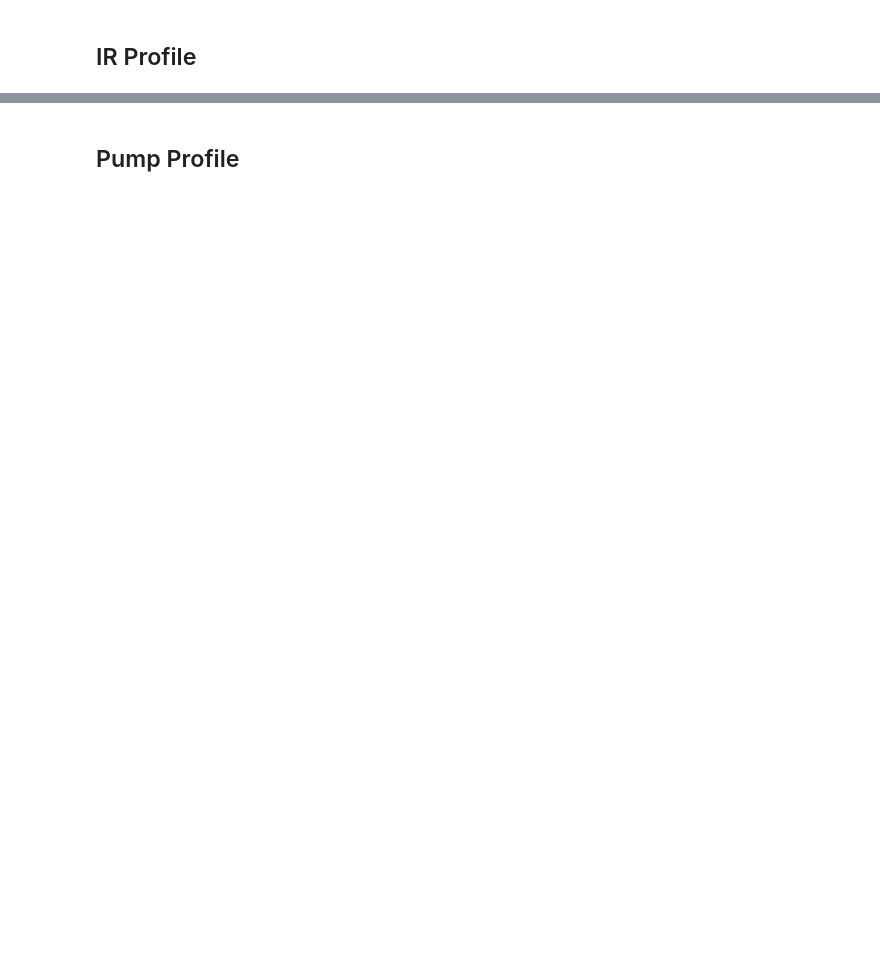
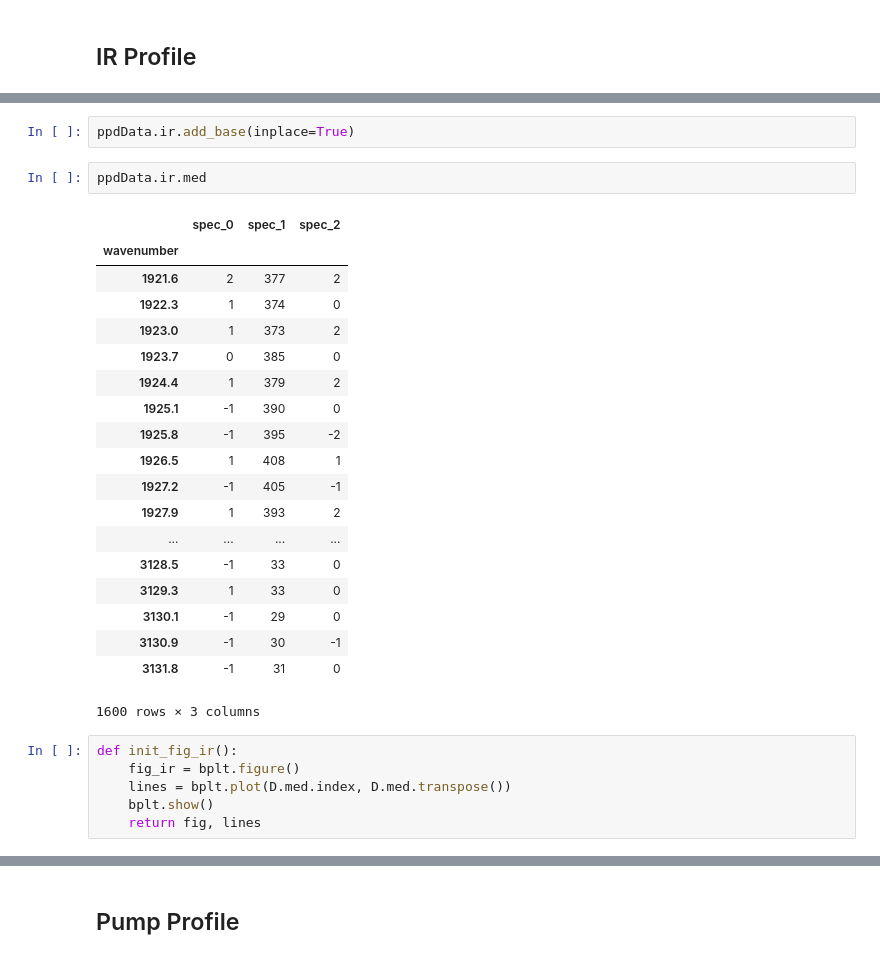
Before and after one commit to deisi/SFG2D, a Jupyter notebook: dashboards/pump-probe/pump-probe.ipynb, the cells around one changed output, grey strips where cells are left out. Cells and saved outputs as stored; diff of their text form; blank space fills up the shorter version.

```diff
--- a/dashboards/pump-probe/pump-probe.ipynb
+++ b/dashboards/pump-probe/pump-probe.ipynb
@@ -34,0 +78,30 @@ ffolder_observer.start()
+# %%
+ppdData.ir.add_base(inplace=True)
+# %%
+ppdData.ir.med
+# %% [output]
+|  | spec_0 | spec_1 | spec_2 |
+| wavenumber |  |  |  |
+| 1921.6 | 2 | 377 | 2 |
+| 1922.3 | 1 | 374 | 0 |
+| 1923.0 | 1 | 373 | 2 |
+| 1923.7 | 0 | 385 | 0 |
+| 1924.4 | 1 | 379 | 2 |
+| 1925.1 | -1 | 390 | 0 |
+| 1925.8 | -1 | 395 | -2 |
+| 1926.5 | 1 | 408 | 1 |
+| 1927.2 | -1 | 405 | -1 |
+| 1927.9 | 1 | 393 | 2 |
+| ... | ... | ... | ... |
+| 3128.5 | -1 | 33 | 0 |
+| 3129.3 | 1 | 33 | 0 |
+| 3130.1 | -1 | 29 | 0 |
+| 3130.9 | -1 | 30 | -1 |
+| 3131.8 | -1 | 31 | 0 |
+1600 rows × 3 columns
+# %%
+def init_fig_ir():
+    fig_ir = bplt.figure()
+    lines = bplt.plot(D.med.index, D.med.transpose())
+    bplt.show()
+    return fig, lines
```
Also changed, not shown: parts of 13 cells of this notebook, 1 other file.
